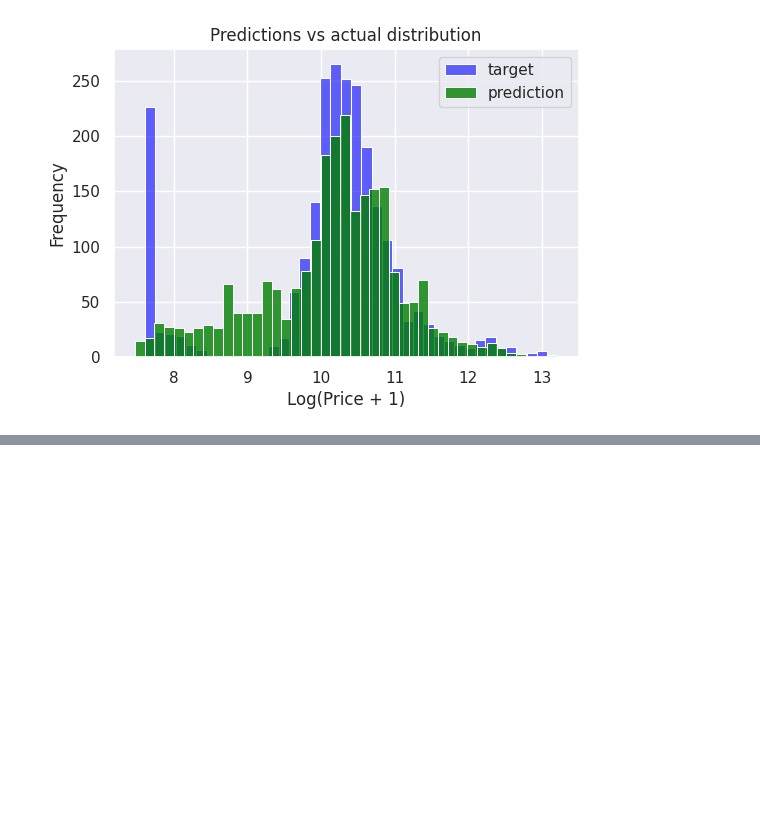
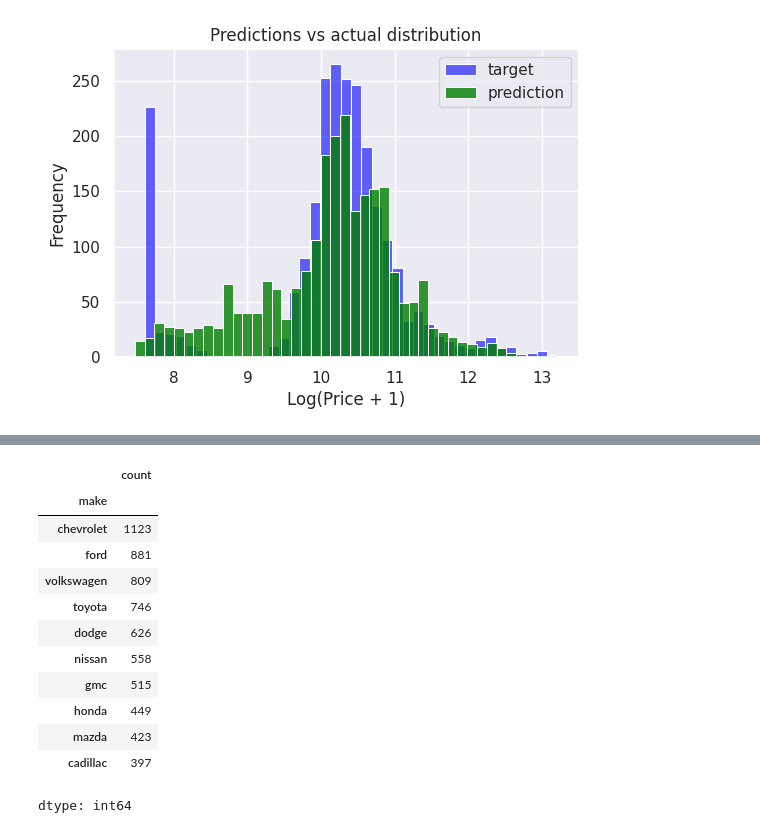
Before and after one commit to abderrahmane-stack/Care_Price_Prediction, a Jupyter notebook: Care_Price_Prediction.ipynb, the cells around one changed output, grey strips where cells are left out. Cells and saved outputs as stored; diff of their text form; code cells hidden in the pictures; blank space fills up the shorter version.

```diff
--- a/Care_Price_Prediction.ipynb
+++ b/Care_Price_Prediction.ipynb
@@ -451,0 +464,16 @@ plt.show()
+# %%
+df['make'].value_counts().head(10)
+# %% [output]
+|  | count |
+| make |  |
+| chevrolet | 1123 |
+| ford | 881 |
+| volkswagen | 809 |
+| toyota | 746 |
+| dodge | 626 |
+| nissan | 558 |
+| gmc | 515 |
+| honda | 449 |
+| mazda | 423 |
+| cadillac | 397 |
+dtype: int64
```
Also changed, not shown: parts of 31 cells of this notebook, 1 other file.
